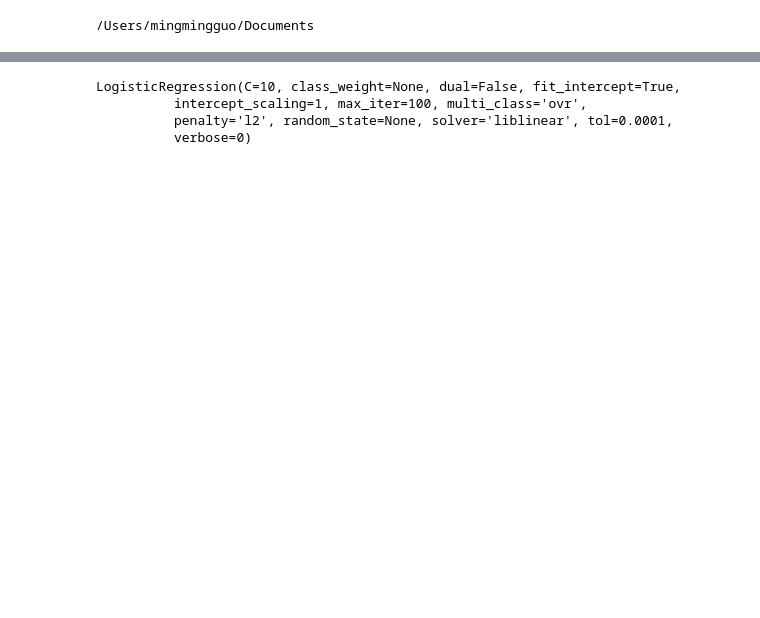
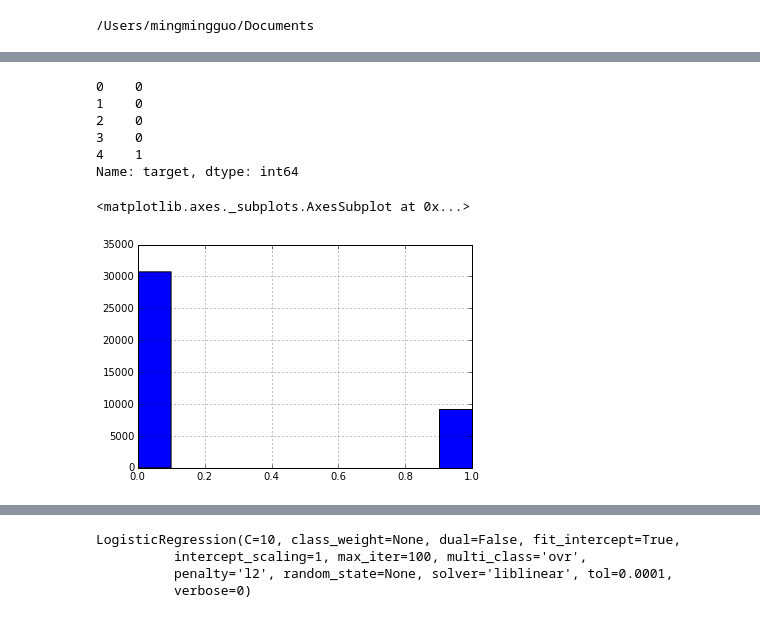
Before and after one commit to beervalley/Data-Science-Intensive, a Jupyter notebook: Kaggle_Capstone_Project/Market_Response_Project.ipynb, the cells around one changed output, grey strips where cells are left out. Cells and saved outputs as stored; diff of their text form; code cells hidden in the pictures; blank space fills up the shorter version.

```diff
--- a/Kaggle_Capstone_Project/Market_Response_Project.ipynb
+++ b/Kaggle_Capstone_Project/Market_Response_Project.ipynb
@@ -10,0 +53,3 @@ cd Documents
+# %%
+# keep the original dataset in data, use dat for the manipluation
+dat = data
@@ -10,0 +66,16 @@ cd Documents
+# %%
+# Extraced the 'target' feature to be label set
+target = dat['target']
+target.head()
+# %% [output]
+0    0
+1    0
+2    0
+3    0
+4    1
+Name: target, dtype: int64
+# %%
+target.hist()
+# %% [output]
+<matplotlib.axes._subplots.AxesSubplot at 0x...>
+[figure, added]
```
Also changed, not shown: parts of 58 cells of this notebook.
